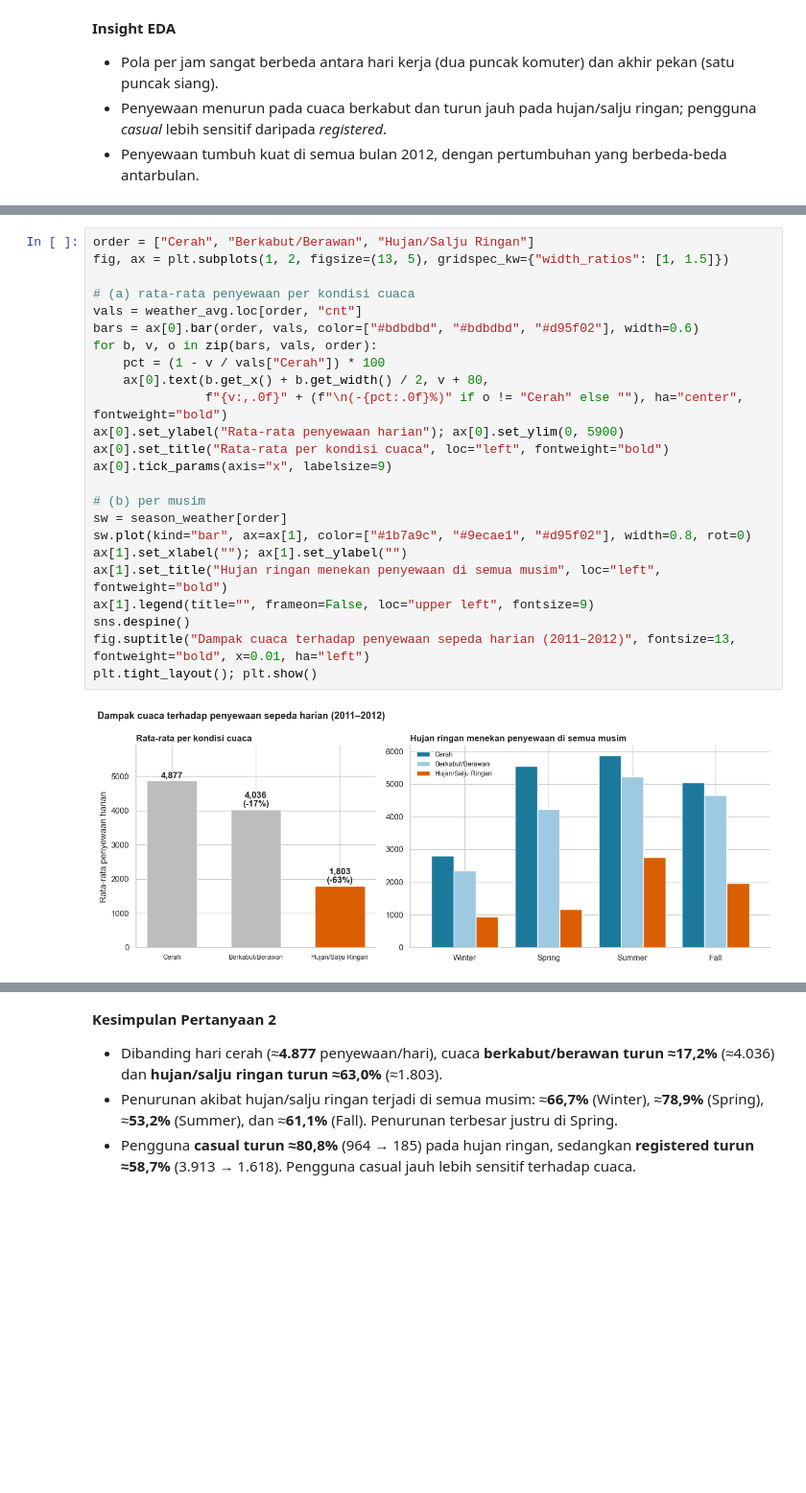
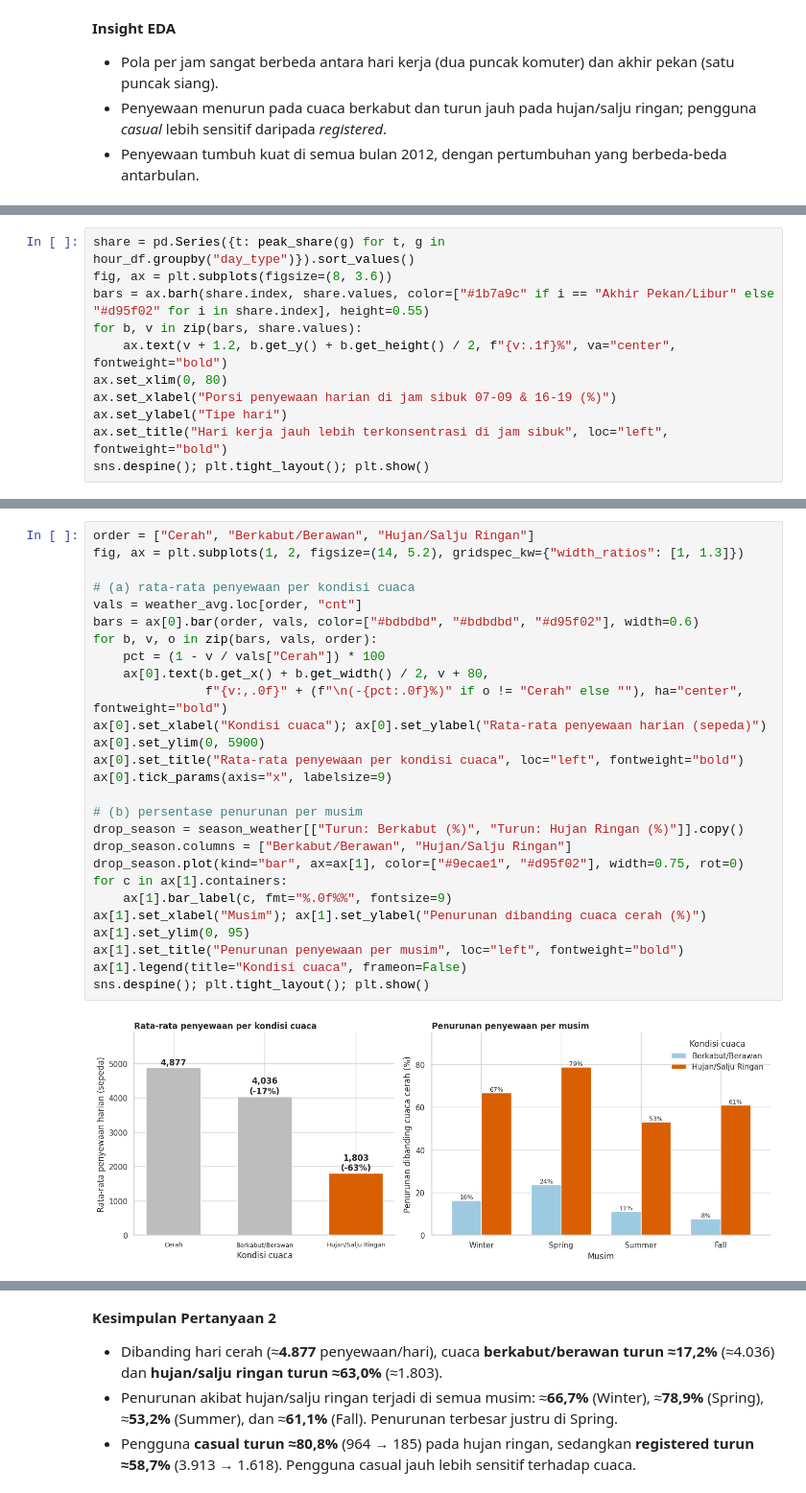
Before and after one commit to Izanafza13/bike-sharing-dashboard, a Jupyter notebook: notebook.ipynb, the cells around one changed output, grey strips where cells are left out. Shown at 96% size. Drawn from its saved outputs; the diff is of its cells as text; blank space fills up the shorter version.

```diff
--- a/notebook.ipynb
+++ b/notebook.ipynb
@@ -397,0 +394,11 @@ sns.despine(); plt.tight_layout(); plt.show()
+# %%
+share = pd.Series({t: peak_share(g) for t, g in hour_df.groupby("day_type")}).sort_values()
+fig, ax = plt.subplots(figsize=(8, 3.6))
+bars = ax.barh(share.index, share.values, color=["#1b7a9c" if i == "Akhir Pekan/Libur" else "#d95f02" for i in share.index], height=0.55)
+for b, v in zip(bars, share.values):
+    ax.text(v + 1.2, b.get_y() + b.get_height() / 2, f"{v:.1f}%", va="center", fontweight="bold")
+ax.set_xlim(0, 80)
+ax.set_xlabel("Porsi penyewaan harian di jam sibuk 07-09 & 16-19 (%)")
+ax.set_ylabel("Tipe hari")
+ax.set_title("Hari kerja jauh lebih terkonsentrasi di jam sibuk", loc="left", fontweight="bold")
+sns.despine(); plt.tight_layout(); plt.show()
@@ -406,27 +415,30 @@ sns.despine(); plt.tight_layout(); plt.show()
 # %%
 order = ["Cerah", "Berkabut/Berawan", "Hujan/Salju Ringan"]
-fig, ax = plt.subplots(1, 2, figsize=(13, 5), gridspec_kw={"width_ratios": [1, 1.5]})
+fig, ax = plt.subplots(1, 2, figsize=(14, 5.2), gridspec_kw={"width_ratios": [1, 1.3]})
 
 # (a) rata-rata penyewaan per kondisi cuaca
 vals = weather_avg.loc[order, "cnt"]
 bars = ax[0].bar(order, vals, color=["#bdbdbd", "#bdbdbd", "#d95f02"], width=0.6)
 for b, v, o in zip(bars, vals, order):
     pct = (1 - v / vals["Cerah"]) * 100
     ax[0].text(b.get_x() + b.get_width() / 2, v + 80,
                f"{v:,.0f}" + (f"\n(-{pct:.0f}%)" if o != "Cerah" else ""), ha="center", fontweight="bold")
-ax[0].set_ylabel("Rata-rata penyewaan harian"); ax[0].set_ylim(0, 5900)
-ax[0].set_title("Rata-rata per kondisi cuaca", loc="left", fontweight="bold")
+ax[0].set_xlabel("Kondisi cuaca"); ax[0].set_ylabel("Rata-rata penyewaan harian (sepeda)")
+ax[0].set_ylim(0, 5900)
+ax[0].set_title("Rata-rata penyewaan per kondisi cuaca", loc="left", fontweight="bold")
 ax[0].tick_params(axis="x", labelsize=9)
 
-# (b) per musim
-sw = season_weather[order]
-sw.plot(kind="bar", ax=ax[1], color=["#1b7a9c", "#9ecae1", "#d95f02"], width=0.8, rot=0)
-ax[1].set_xlabel(""); ax[1].set_ylabel("")
-ax[1].set_title("Hujan ringan menekan penyewaan di semua musim", loc="left", fontweight="bold")
-ax[1].legend(title="", frameon=False, loc="upper left", fontsize=9)
-sns.despine()
-fig.suptitle("Dampak cuaca terhadap penyewaan sepeda harian (2011–2012)", fontsize=13, fontweight="bold", x=0.01, ha="left")
-plt.tight_layout(); plt.show()
+# (b) persentase penurunan per musim
+drop_season = season_weather[["Turun: Berkabut (%)", "Turun: Hujan Ringan (%)"]].copy()
+drop_season.columns = ["Berkabut/Berawan", "Hujan/Salju Ringan"]
+drop_season.plot(kind="bar", ax=ax[1], color=["#9ecae1", "#d95f02"], width=0.75, rot=0)
+for c in ax[1].containers:
+    ax[1].bar_label(c, fmt="%.0f%%", fontsize=9)
+ax[1].set_xlabel("Musim"); ax[1].set_ylabel("Penurunan dibanding cuaca cerah (%)")
+ax[1].set_ylim(0, 95)
+ax[1].set_title("Penurunan penyewaan per musim", loc="left", fontweight="bold")
+ax[1].legend(title="Kondisi cuaca", frameon=False)
+sns.despine(); plt.tight_layout(); plt.show()
 # %% [output]
-[figure, old version]
+[figure, new version]
 # %%
```
Also changed, not shown: parts of 37 cells of this notebook, 4 other files.
